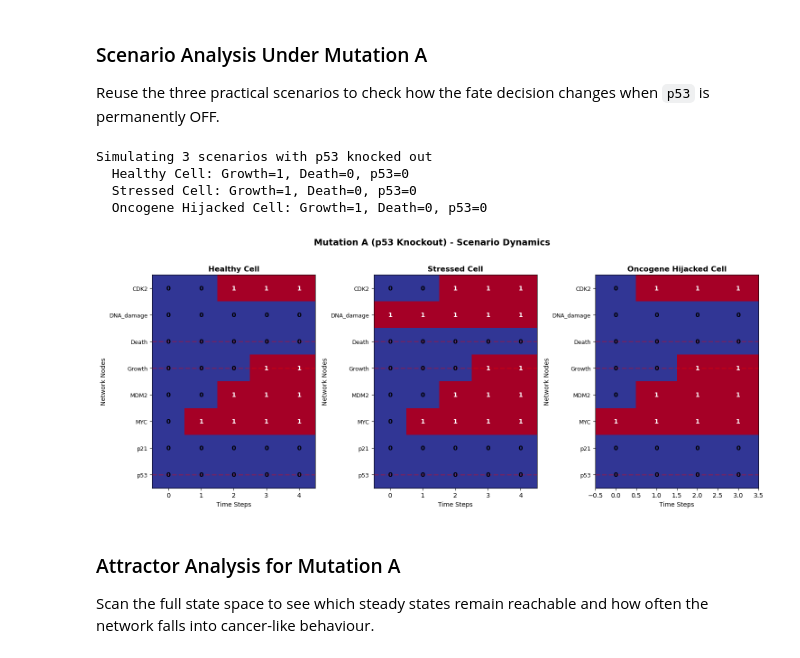
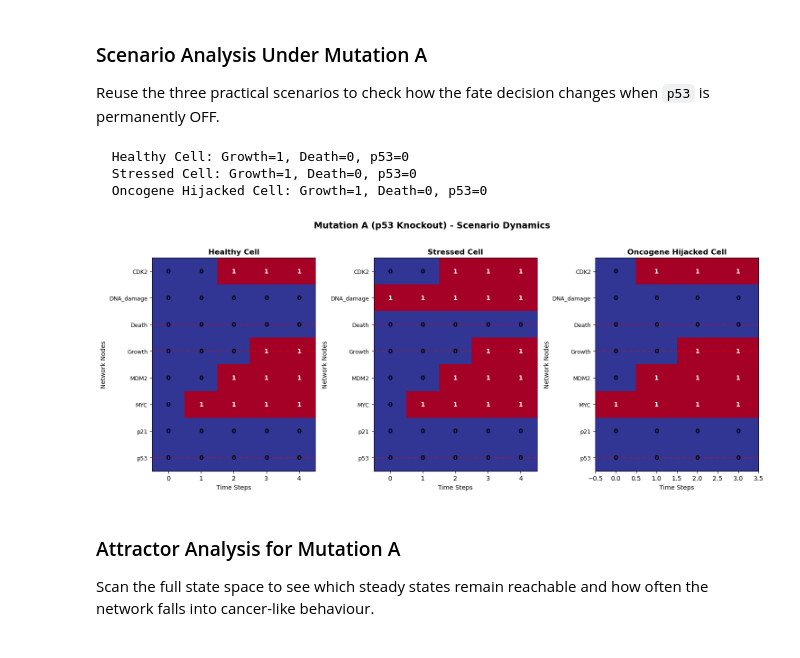
Before and after one commit to matecoco2024/bio_systems_assignements, a Jupyter notebook: assignement_3/KEN3170_BooleanModeling.ipynb, the cells around one changed output. Cells and saved outputs as stored; diff of their text form; code cells hidden in the pictures.

Commit message:
created separate functions for scenario, attractor and basin analysis

```diff
--- a/assignement_3/KEN3170_BooleanModeling.ipynb
+++ b/assignement_3/KEN3170_BooleanModeling.ipynb
@@ -639,59 +829,14 @@ p53 = BROKEN (always OFF)
 ### Scenario Analysis Under Mutation A
 
 Reuse the three practical scenarios to check how the fate decision changes when `p53` is permanently OFF.
-# %%
-#  Scenario analysis with the p53 knockout network
-
-mutant_results = {}
-mutant_node_names = sorted(p53_mutant.nodes.keys())
-
-print('Simulating 3 scenarios with p53 knocked out')
-
-for scenario_name, initial_state in scenarios.items():
-    p53_mutant.set_state(**initial_state)
-    with redirect_stdout(io.StringIO()):
-        trajectory = p53_mutant.simulate(steps=8)
-    mutant_results[scenario_name] = trajectory
-
-    final_state = trajectory[-1]
-    final_dict = {node: int(final_state[i]) for i, node in enumerate(mutant_node_names)}
-    print(f"  {scenario_name}: Growth={final_dict['Growth']}, Death={final_dict['Death']}, p53={final_dict['p53']}")
-
-n_scenarios = len(mutant_results)
-fig, axes = plt.subplots(1, n_scenarios, figsize=(5 * n_scenarios, 6))
-
-if n_scenarios == 1:
-    axes = [axes]
-
-for scenario_idx, (scenario_name, trajectory) in enumerate(mutant_results.items()):
-    ax = axes[scenario_idx]
-    trajectory_matrix = trajectory.T
-
-    ax.imshow(trajectory_matrix, cmap='RdYlBu_r', aspect='auto', interpolation='nearest')
-    ax.set_title(f'{scenario_name}', fontweight='bold', fontsize=12)
-    ax.set_xlabel('Time Steps', fontsize=10)
-    ax.set_ylabel('Network Nodes', fontsize=10)
-    ax.set_yticks(range(len(mutant_node_names)))
-    ax.set_yticklabels(mutant_node_names, fontsize=9)
-
-    for t in range(trajectory.shape[0]):
-        for n in range(len(mutant_node_names)):
-            color = 'white' if trajectory_matrix[n, t] == 1 else 'black'
-            ax.text(t, n, int(trajectory_matrix[n, t]), ha='center', va='center', color=color, fontweight='bold')
-
-    output_indices = [i for i, name in enumerate(mutant_node_names) if name in ['Growth', 'Death', 'p53']]
-    for output_idx in output_indices:
-        ax.axhline(y=output_idx, color='red', linestyle='--', alpha=0.3, linewidth=2)
-
-plt.suptitle('Mutation A (p53 Knockout) - Scenario Dynamics', fontsize=14, fontweight='bold', y=1.02)
-plt.tight_layout()
-plt.show()
-# %% [output]
-Simulating 3 scenarios with p53 knocked out
-  Healthy Cell: Growth=1, Death=0, p53=0
-  Stressed Cell: Growth=1, Death=0, p53=0
-  Oncogene Hijacked Cell: Growth=1, Death=0, p53=0
-[figure, removed]
+# %%
+graph_title_a = 'Mutation A (p53 Knockout)'
+scenario_analysis(p53_mutant, graph_title_a, 'p53')
+# %% [output]
+  Healthy Cell: Growth=1, Death=0, p53=0
+  Stressed Cell: Growth=1, Death=0, p53=0
+  Oncogene Hijacked Cell: Growth=1, Death=0, p53=0
+[figure, added]
 # %% [markdown]
 ### Attractor Analysis for Mutation A
 
```
Also changed, not shown: parts of 21 cells of this notebook.
